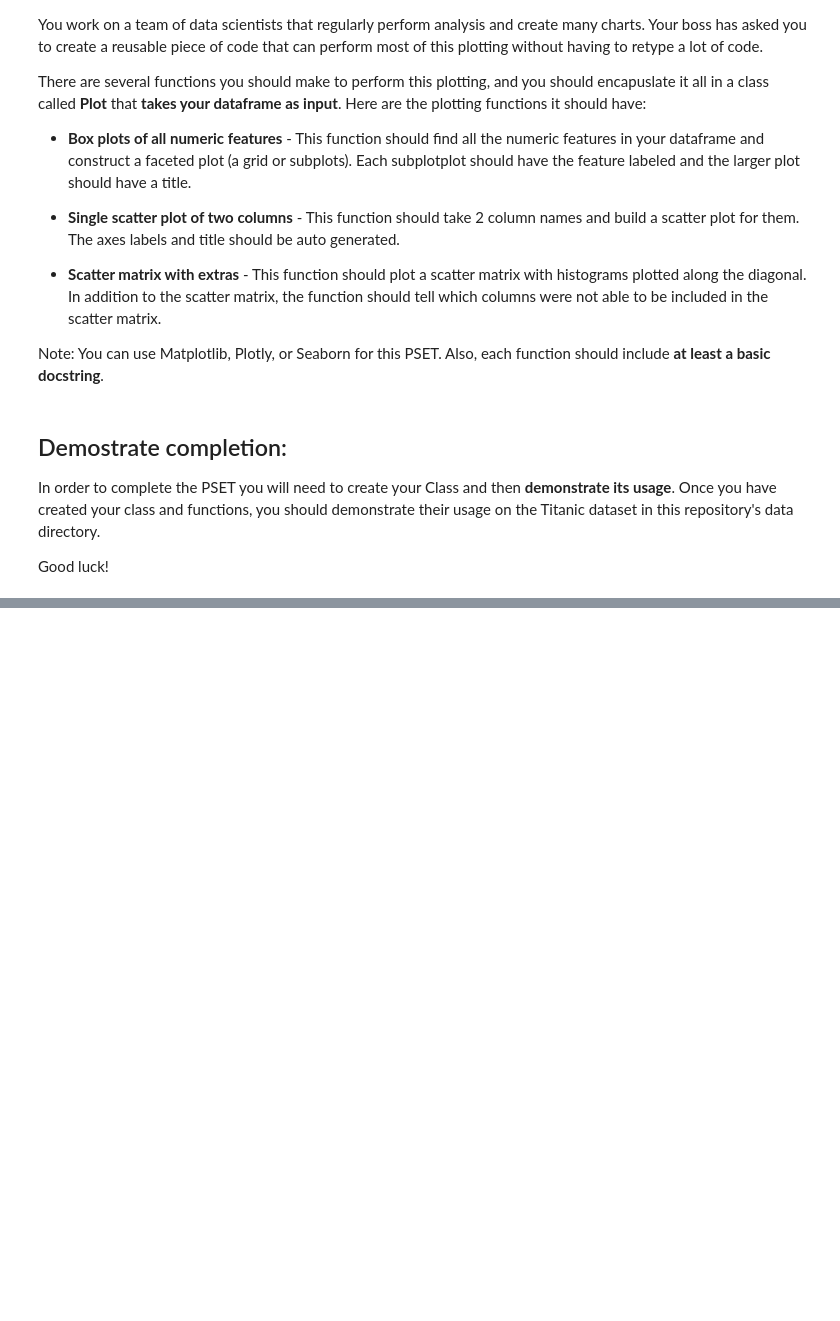
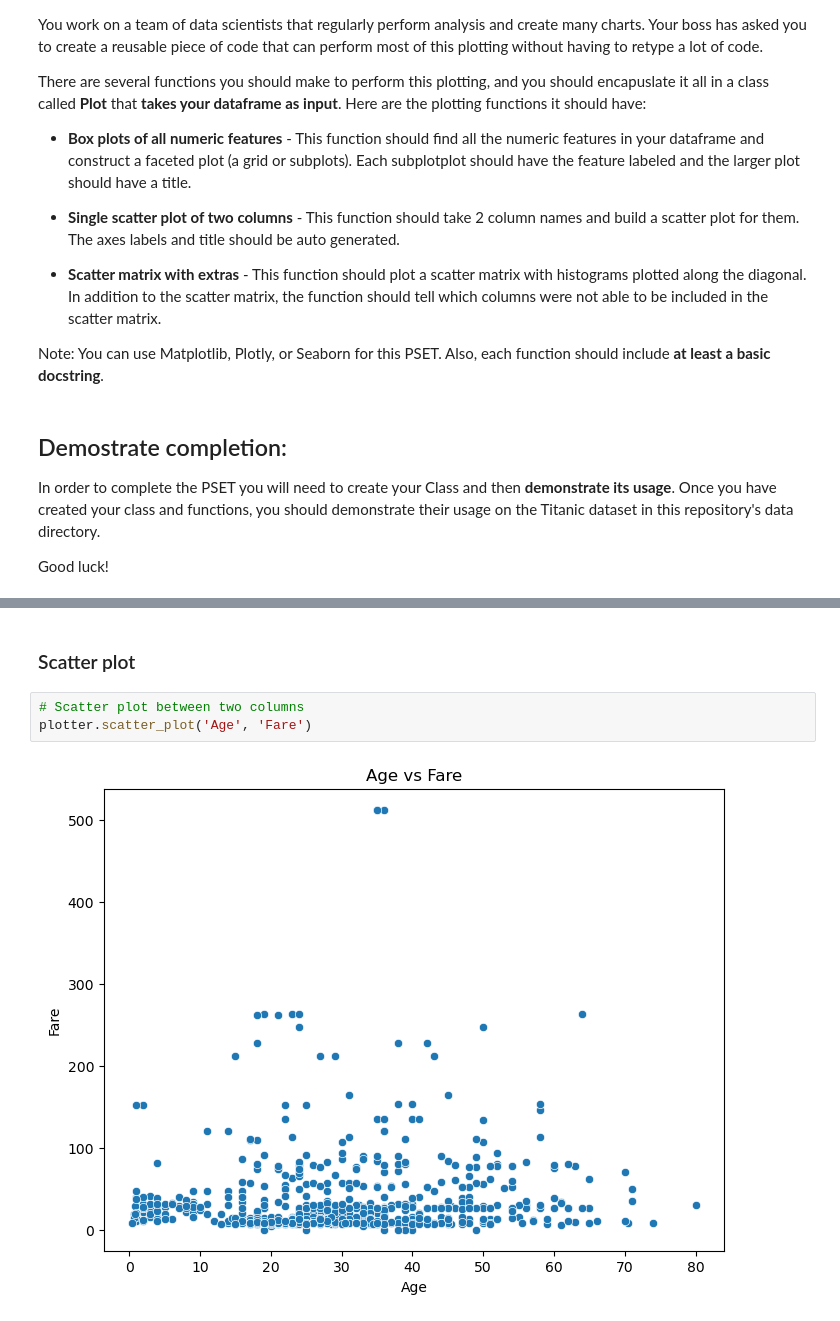
Before and after one commit to yesuiii/intermediate-python-fall-2024, a Jupyter notebook: Problem Sets/pset1.ipynb, the cells around one changed output, grey strips where cells are left out. Cells and saved outputs as stored; diff of their text form; blank space fills up the shorter version.

```diff
--- a/Problem Sets/pset1.ipynb
+++ b/Problem Sets/pset1.ipynb
@@ -43,0 +108,7 @@ class :
+# %% [markdown]
+### Scatter plot
+# %%
+# Scatter plot between two columns
+plotter.scatter_plot('Age', 'Fare')
+# %% [output]
+[figure, added]
```
Also changed, not shown: parts of 11 cells of this notebook, 9 other files.
